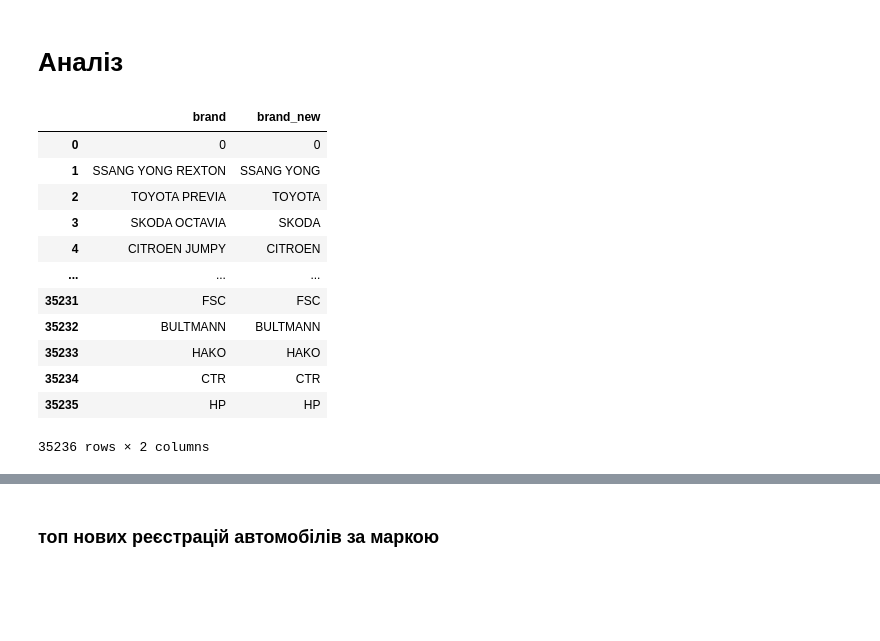
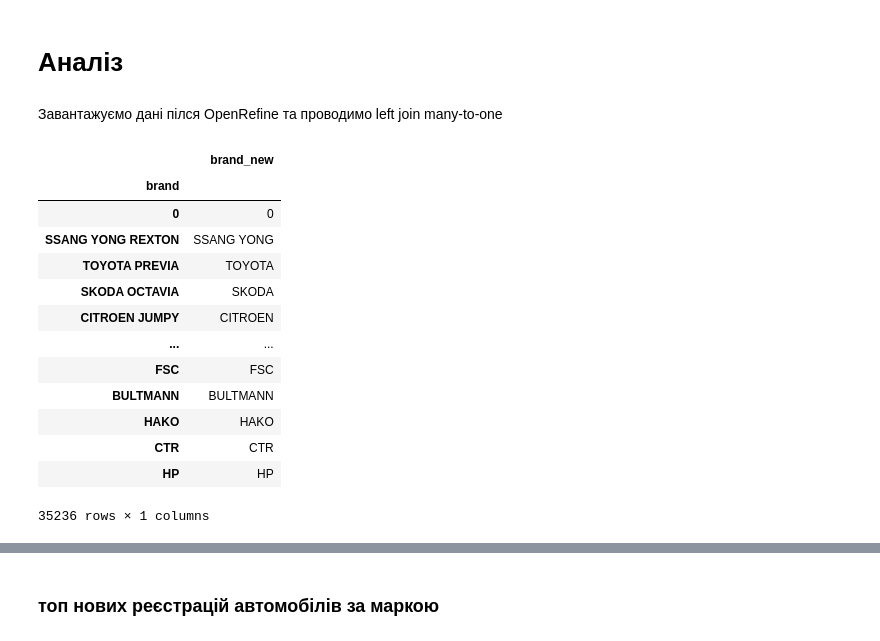
Before and after one commit to HubashovD/cars_data_analysis, a Jupyter notebook: notebook.ipynb, the cells around one changed output, grey strips where cells are left out. Saved outputs shown, nothing was run; the diff lists cells and outputs as text; code cells hidden in the pictures; blank space fills up the shorter version.

```diff
--- a/notebook.ipynb
+++ b/notebook.ipynb
@@ -426,21 +565,25 @@ KeyboardInterrupt:
+# %% [markdown]
+Завантажуємо дані пілся OpenRefine
+та проводимо left join many-to-one
 # %%
 brand_splited = pd.read_excel("brand_splited.xlsx")
 brand_splited = brand_splited[["brand", "brand_new"]]
-#brand_splited = brand_splited.set_index("brand_name 1")
+brand_splited = brand_splited.set_index("brand")
 brand_splited
 # %% [output]
-|  | brand | brand_new |
-| 0 | 0 | 0 |
-| 1 | SSANG YONG REXTON | SSANG YONG |
-| 2 | TOYOTA PREVIA | TOYOTA |
-| 3 | SKODA OCTAVIA | SKODA |
-| 4 | CITROEN JUMPY | CITROEN |
-| ... | ... | ... |
-| 35231 | FSC | FSC |
-| 35232 | BULTMANN | BULTMANN |
-| 35233 | HAKO | HAKO |
-| 35234 | CTR | CTR |
-| 35235 | НР | НР |
+|  | brand_new |
+| brand |  |
+| 0 | 0 |
+| SSANG YONG REXTON | SSANG YONG |
+| TOYOTA PREVIA | TOYOTA |
+| SKODA OCTAVIA | SKODA |
+| CITROEN JUMPY | CITROEN |
+| ... | ... |
+| FSC | FSC |
+| BULTMANN | BULTMANN |
+| HAKO | HAKO |
+| CTR | CTR |
+| НР | НР |
-35236 rows × 2 columns
+35236 rows × 1 columns
 # %%
 data = pd.merge(data,brand_splited, on='brand',how='left')
```
Also changed, not shown: parts of 59 cells of this notebook, 4 other files.
